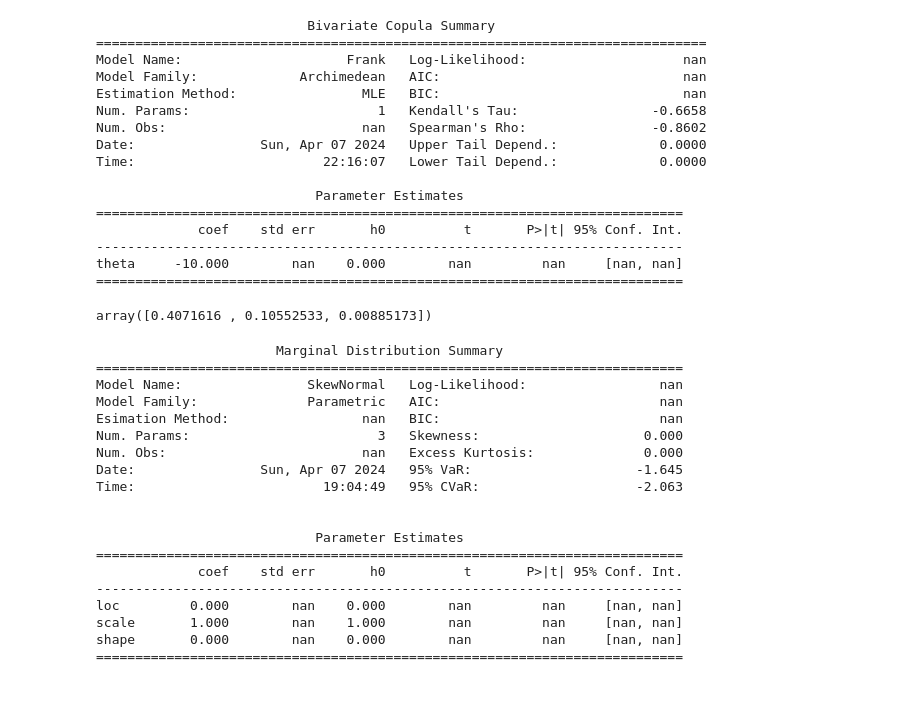
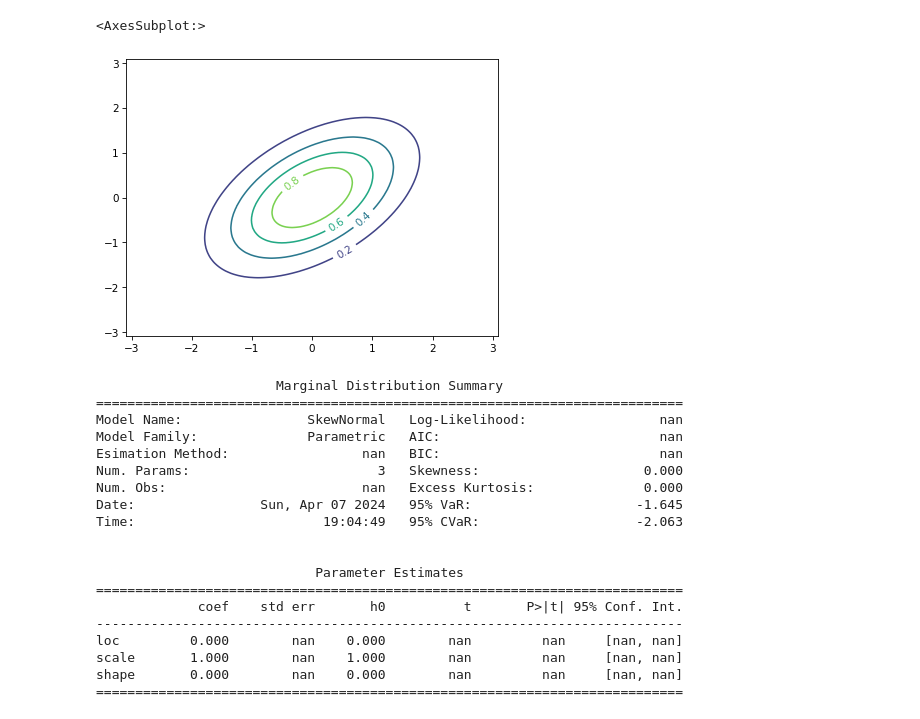
Before and after one commit to sorensenj50/Copula-Package, a Jupyter notebook: Notebook.ipynb, the cells around one changed output. Saved outputs shown, nothing was run; the diff lists cells and outputs as text; code cells hidden in the pictures.

Commit message:
working on plots

```diff
--- a/Notebook.ipynb
+++ b/Notebook.ipynb
@@ -53,29 +56,21 @@ plt.rcParams['figure.figsize'] = (6.4, 4.8)
 plt.rcParams.update({'font.size': 10})
 plt.rcParams['figure.dpi'] = 75
 # %%
-#copula = copulas.NormalMix(Q1 = 0.9, Q2 = -0.5)
+copula = copulas.NormalMix(Q1 = 0.8, Q2 = -0.8)
 #copula = copulas.Gumbel(theta = 2)
-#copula = copulas.Gumbel(theta = 2, rotation = 90)
+#copula = copulas.Gumbel(theta = 4, rotation = 90)
+#copula = copulas.Normal(Q = 0.5)
+#copula = copulas.Frank(theta = 0)
 
-#copula = copulas.Normal(Q = 0.5)
+#plots.copula_quantile_curves(copula)
+#ax = plots.copula_3d_surf(copula, elev = 25, azim = 120, range_num = 250, cmap = "viridis")
+#plots.copula_scatter(copula)
 
-copula = copulas.Frank(theta = -10)
+model = JointModel(copula = copulas.Normal(Q = 0.5),
+                   marginal1 = marginals.Normal(),
+                   marginal2 = marginals.Normal())
+
+plots.joint_contour(model, num_levels = 5)
+# %% [output]
+<AxesSubplot:>
+[figure, added]
-# %%
-print(copula.summary())
-# %% [output]
-                           Bivariate Copula Summary
-==============================================================================
-Model Name:                     Frank   Log-Likelihood:                    nan
-Model Family:             Archimedean   AIC:                               nan
-Estimation Method:                MLE   BIC:                               nan
-Num. Params:                        1   Kendall's Tau:                 -0.6658
-Num. Obs:                         nan   Spearman's Rho:                -0.8602
-Date:                Sun, Apr 07 2024   Upper Tail Depend.:             0.0000
-Time:                        22:16:07   Lower Tail Depend.:             0.0000
-
-                            Parameter Estimates
-===========================================================================
-             coef    std err       h0          t       P>|t| 95% Conf. Int.
----------------------------------------------------------------------------
-theta     -10.000        nan    0.000        nan         nan     [nan, nan]
-===========================================================================
@@ -102,12 +99,6 @@ theta     -10.000        nan    0.000        nan         nan     [nan, nan]
 
 #m = marginals.StudentsT(df = 10, scale = 1)
 m = marginals.SkewNormal(scale = 1, shape = 0)
-# %%
-p = pd.Series([1, 2, 3])
-
-m._pdf(p, 0, 1, 1)
-# %% [output]
-array([0.4071616 , 0.10552533, 0.00885173])
 # %%
 print(m.summary())
 # %% [output]
```
Also changed, not shown: parts of 11 cells of this notebook, 13 other files.
